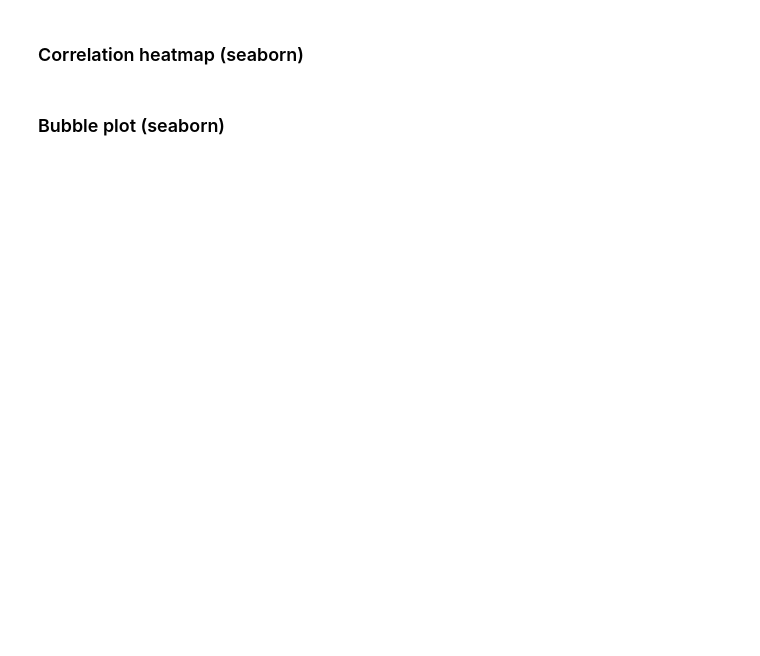
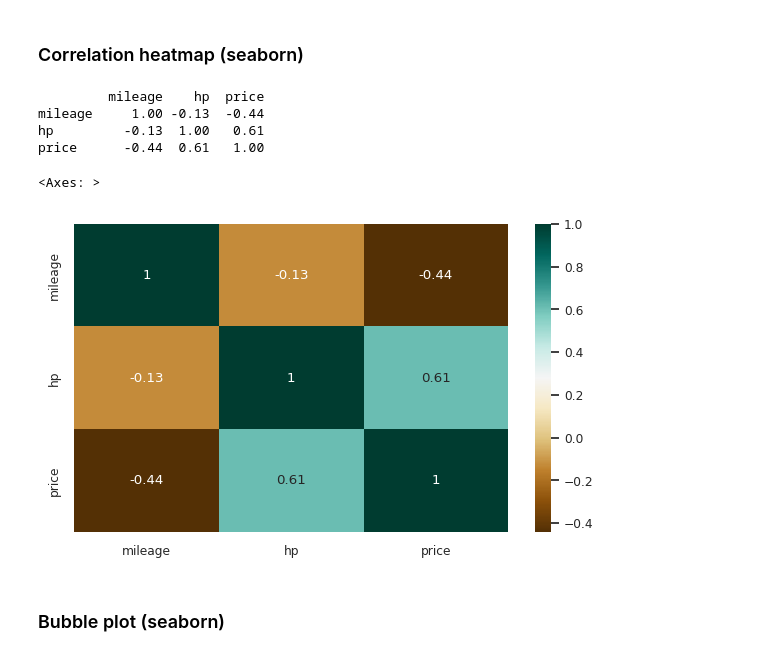
Before and after one commit to migifor-forstmi4/python_exploratory_data_analysis, a Jupyter notebook: exploratory_data_analysis_car_data.ipynb, the cells around one changed output. Cells and saved outputs as stored; diff of their text form; code cells hidden in the pictures; blank space fills up the shorter version.

```diff
--- a/exploratory_data_analysis_car_data.ipynb
+++ b/exploratory_data_analysis_car_data.ipynb
@@ -596,2 +603,26 @@ plt.show()
+# %%
+#Set font size
+sns.set_theme(font_scale = 0.8)
+
+# Create correlation matrix with variable price, mileage and hp
+corr = df[['mileage',
+           'hp',
+           'price']].corr().round(2)
+
+print(corr)
+
+
+# Plot heatmap
+plt.figure(figsize = (7,4))
+sns.heatmap(corr,
+            cmap = "BrBG",
+            annot = True)
+# %% [output]
+         mileage    hp  price
+mileage     1.00 -0.13  -0.44
+hp         -0.13  1.00   0.61
+price      -0.44  0.61   1.00
+<Axes: >
+[figure, added]
 # %% [markdown]
 ### Bubble plot (seaborn)
```
Also changed, not shown: parts of 6 cells of this notebook.
